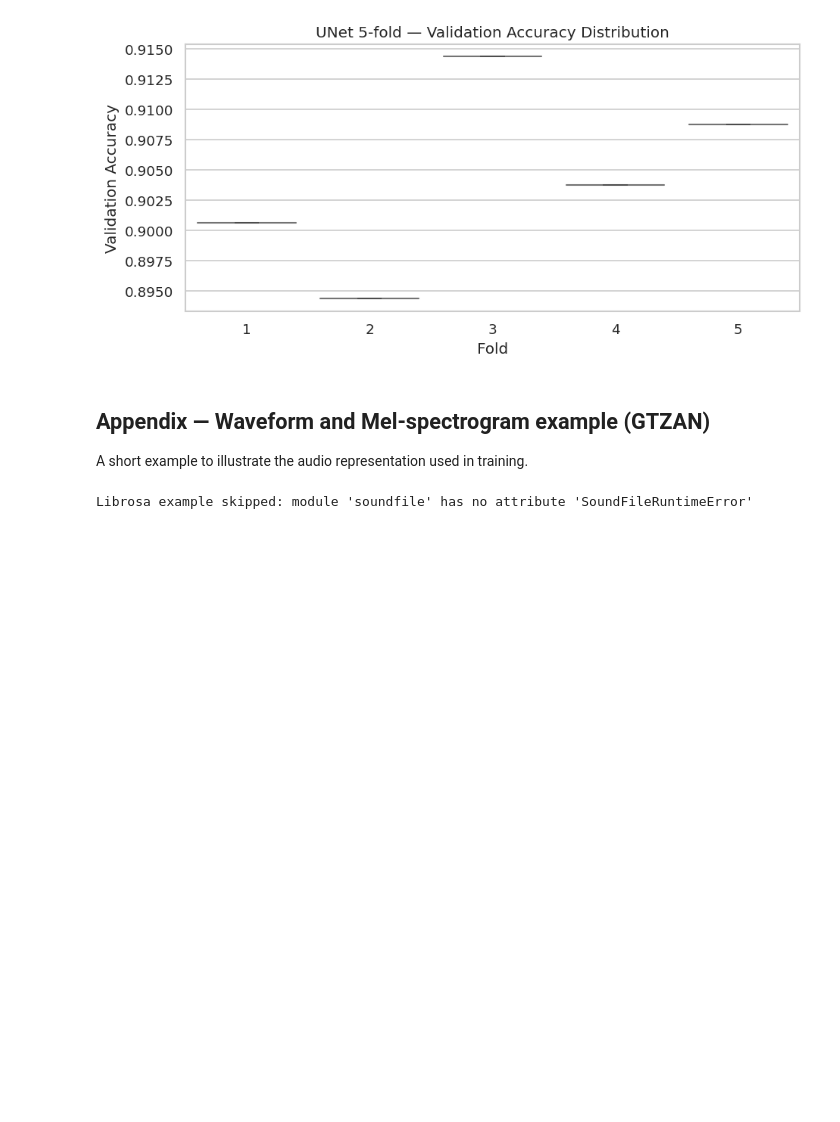
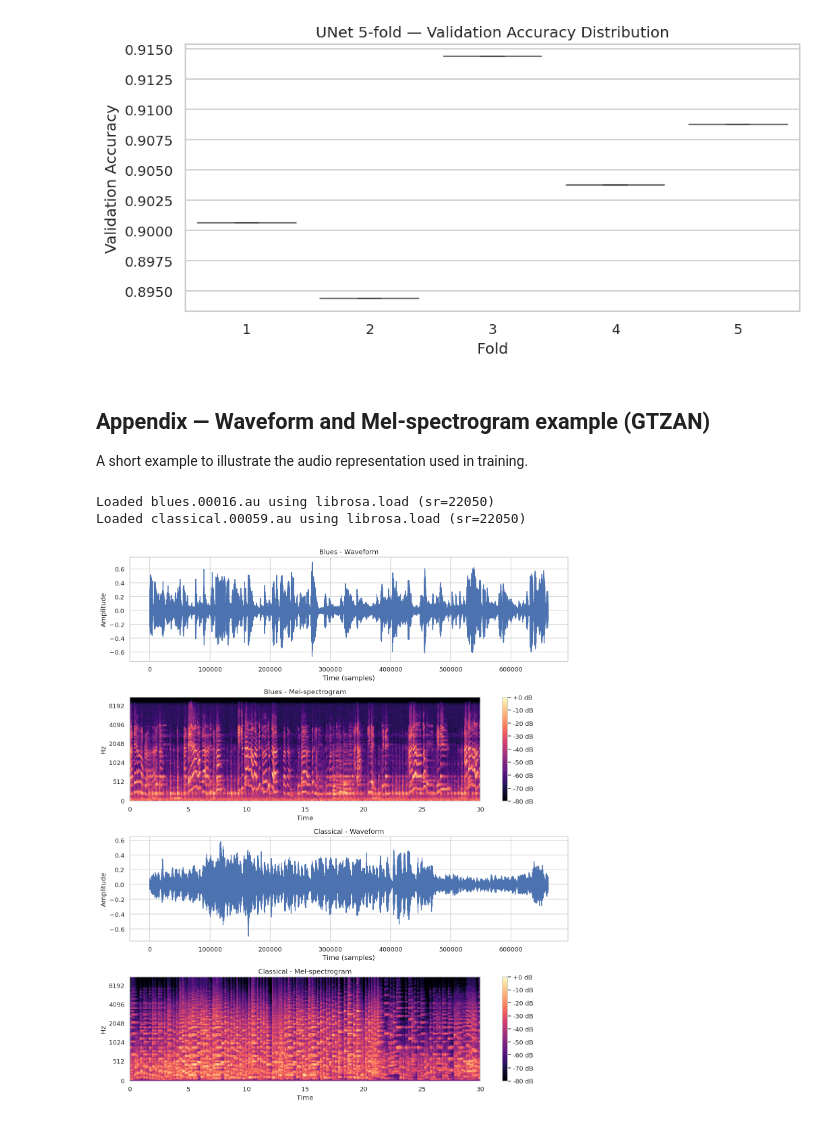
Before and after one commit to alepot55/MGC-GTZAN, a Jupyter notebook: notebooks/final_analysis.ipynb, the cells around one changed output. Cells and saved outputs as stored; diff of their text form; code cells hidden in the pictures; blank space fills up the shorter version.

```diff
--- a/notebooks/final_analysis.ipynb
+++ b/notebooks/final_analysis.ipynb
@@ -442,29 +450,36 @@ else:
 A short example to illustrate the audio representation used in training.
 # %%
-# Optional visualization (requires librosa)
-try:
-    import librosa, librosa.display
-    def find_example_audio(root: Path) -> Optional[Path]:
-        base = root / 'data' / 'gtzan' / 'genres'
-        if base.exists():
-            for p in base.rglob('*'):
-                if p.suffix.lower() in {'.wav','.au'}: return p
-        for p in (root / 'data').rglob('*'):
-            if p.suffix.lower() in {'.wav','.au'}: return p
-        return None
-    ex = find_example_audio(PROJECT_ROOT)
-    if ex is None:
-        print('No audio example found.')
-    else:
-        y, sr = librosa.load(ex, sr=22050, mono=True, duration=5.0)
-        S = librosa.feature.melspectrogram(y=y, sr=sr, n_mels=128, fmax=8000)
-        S_db = librosa.power_to_db(S, ref=np.max)
-        fig, axes = plt.subplots(2,1, figsize=(10,4), constrained_layout=True)
-        librosa.display.waveshow(y, sr=sr, ax=axes[0]); axes[0].set_title('Waveform (5 s)')
-        img = librosa.display.specshow(S_db, sr=sr, x_axis='time', y_axis='mel', fmax=8000, ax=axes[1])
-        axes[1].set_title('Mel-spectrogram (dB)'); fig.colorbar(img, ax=axes[1], format='%+2.0f dB')
-        plt.show()
-except Exception as e:
-    print('Librosa example skipped:', e)
+# Configuration - easily adjustable parameters
+FIGSIZE = (12, 14)  # Figure size: (width, height) in inches
+N_MELS = 128  # Number of mel bins for spectrogram
+SR_TARGET = 22050  # Target sample rate for audio loading
+
+fig, axes = plt.subplots(2 * len(genres), 1, figsize=FIGSIZE)
+for i, genre in enumerate(genres):
+    audio_files = find_genre_audio(genre, data_dir)
+    if not audio_files:
+        print(f"No audio files found for {genre}")
+        continue
+    file_path = audio_files[0]
+    try:
+        y, sr = load_audio_with_fallback(file_path)
+        # Waveform
+        axes[2*i].plot(y)
+        axes[2*i].set_title(f'{genre.capitalize()} - Waveform')
+        axes[2*i].set_xlabel('Time (samples)')
+        axes[2*i].set_ylabel('Amplitude')
+        # Mel-spectrogram
+        S = librosa.feature.melspectrogram(y=y, sr=sr, n_mels=N_MELS)
+        S_dB = librosa.power_to_db(S, ref=np.max)
+        img = librosa.display.specshow(S_dB, sr=sr, x_axis='time', y_axis='mel', ax=axes[2*i + 1])
+        axes[2*i + 1].set_title(f'{genre.capitalize()} - Mel-spectrogram')
+        fig.colorbar(img, ax=axes[2*i + 1], format='%+2.0f dB')
+    except Exception as e:
+        print(f"Error processing {genre}: {e}")
+
+plt.tight_layout()
+plt.show()
 # %% [output]
-Librosa example skipped: module 'soundfile' has no attribute 'SoundFileRuntimeError'
+Loaded blues.00016.au using librosa.load (sr=22050)
+Loaded classical.00059.au using librosa.load (sr=22050)
+[figure, added]
```
